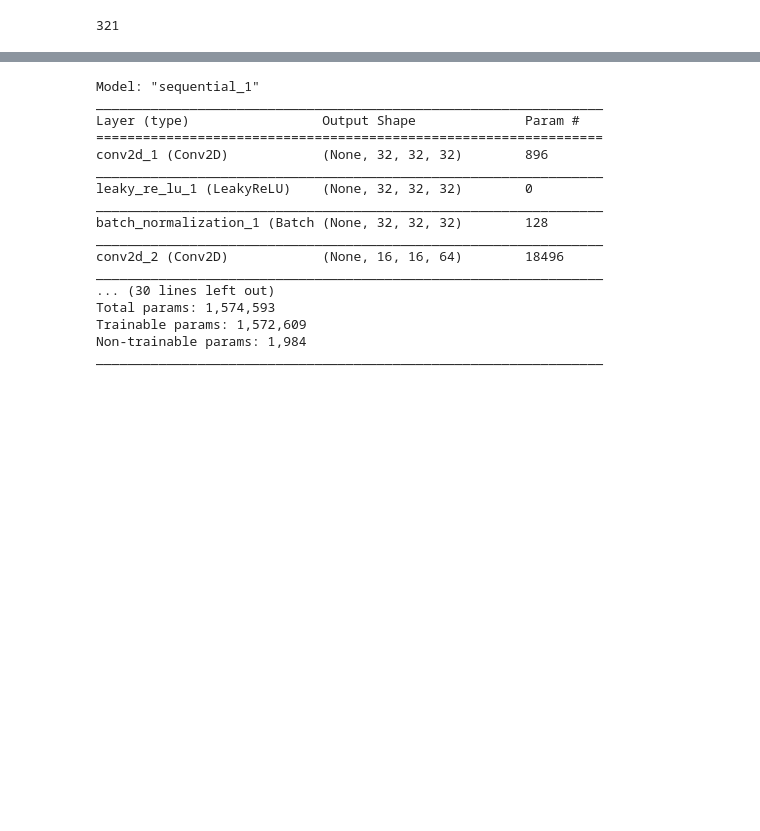
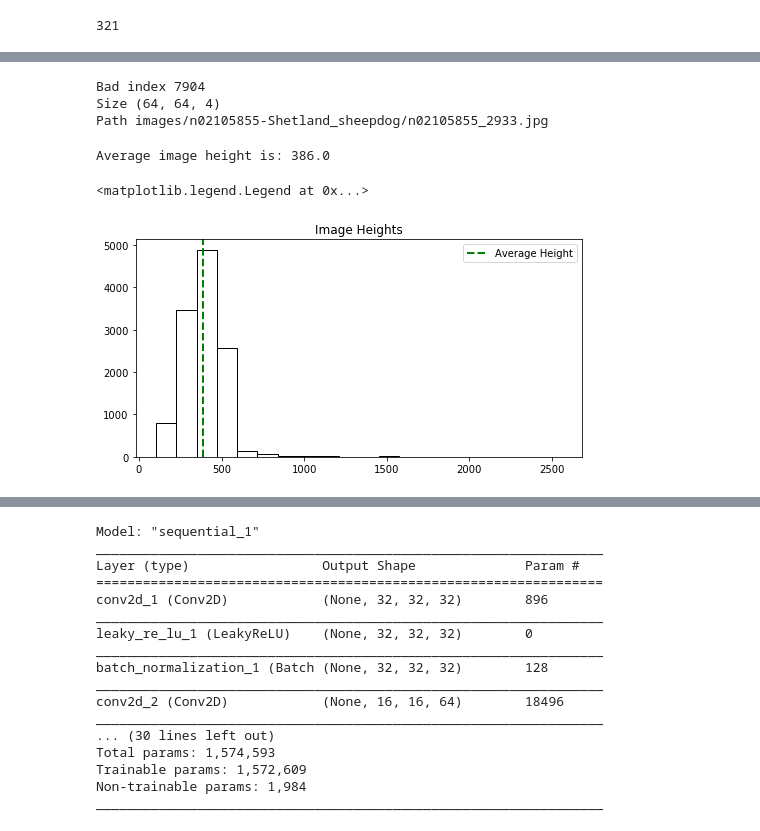
Before and after one commit to elpa8934/GAN, a Jupyter notebook: Colin_Gan_Working.ipynb, the cells around one changed output, grey strips where cells are left out. Cells and saved outputs as stored; diff of their text form; code cells hidden in the pictures; blank space fills up the shorter version.

```diff
--- a/Colin_Gan_Working.ipynb
+++ b/Colin_Gan_Working.ipynb
@@ -34,0 +79,37 @@ print(num_batch)
+# %%
+#Data cleaning
+#Find any image with improper size
+for index, row in train_df.iterrows():
+    s = img.img_to_array(Image.open(row['path']).crop(row['crops']).resize((64,64))).shape
+    if(s != (64,64,3)):
+        print("Bad index",index)
+        print("Size", s)
+        print("Path", row['path'])
+# %% [output]
+Bad index 7904
+Size (64, 64, 4)
+Path images/n02105855-Shetland_sheepdog/n02105855_2933.jpg
+# %%
+#Remove bad dog from the dataset
+train_df = train_df[train_df['path'] != 'images/n02105855-Shetland_sheepdog/n02105855_2933.jpg']
+#Convert images in the dataset into array of pixel values
+X_train = np.array([img.img_to_array(Image.open(row['path'])) for index, row in train_df.iterrows()])
+# %%
+#EDA
+heights = [x.shape[0] for x in X_train]
+widths = [x.shape[1] for x in X_train]
+avgHeight = np.mean(heights)
+avgWidth = np.mean(widths)
+# %%
+# Plot Histogram of image heights
+print("Average image height is:", round(avgHeight))
+fig = plt.figure(figsize=(8, 4))
+ax = fig.add_subplot()
+ax.hist(heights, bins=20, range=(np.min(heights), np.max(heights)), color='white',  edgecolor='black')
+ax.set_title("Image Heights")
+ax.axvline(x = avgHeight, linewidth=2, color='g', ls = "--", label = "Average Height")
+ax.legend()
+# %% [output]
+Average image height is: 386.0
+<matplotlib.legend.Legend at 0x...>
+[figure, added]
```
Also changed, not shown: parts of 20 cells of this notebook.
